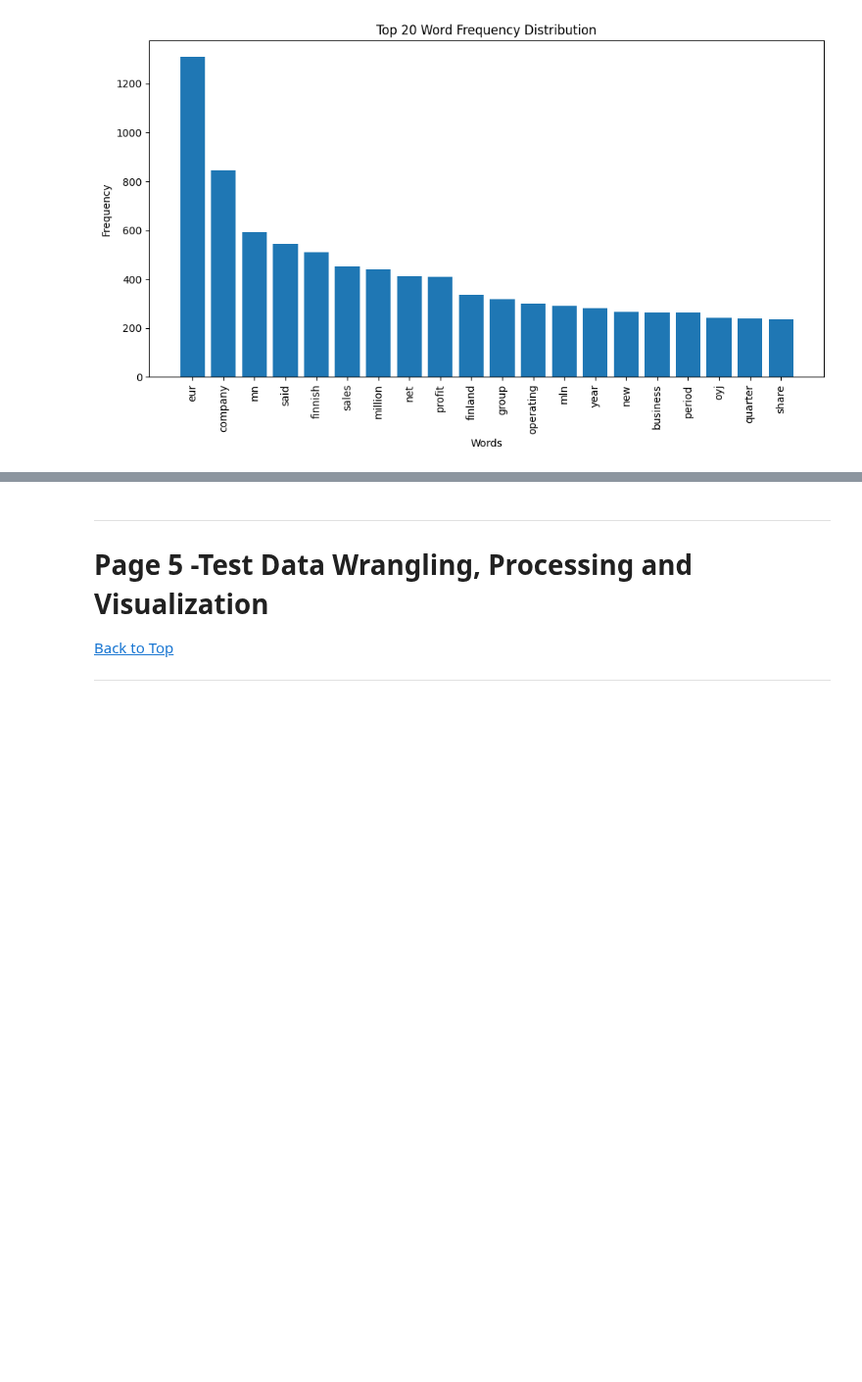
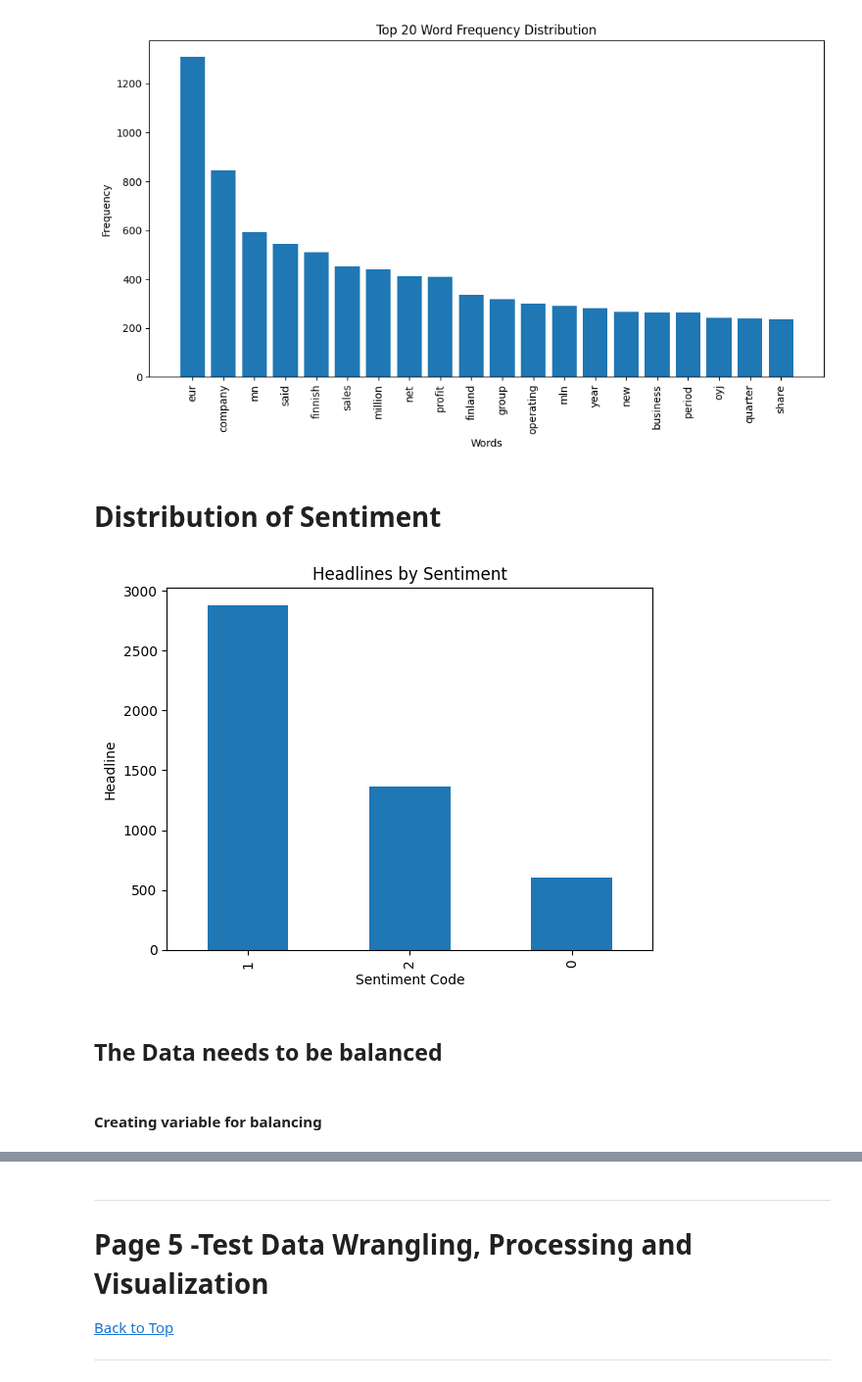
Before and after one commit to ChrisVerg/SmartInvest, a Jupyter notebook: Notebooks/Chris_Sentiment_Analysis.ipynb, the cells around one changed output, grey strips where cells are left out. Shown at 98% size. Drawn from its saved outputs; the diff is of its cells as text; code cells hidden in the pictures; blank space fills up the shorter version.

```diff
--- a/Notebooks/Chris_Sentiment_Analysis.ipynb
+++ b/Notebooks/Chris_Sentiment_Analysis.ipynb
@@ -304,3 +331,16 @@ plt.tight_layout()
 plt.show()
 # %% [output]
 [figure]
+# %% [markdown]
+# Distribution of Sentiment
+# %%
+train_vizP[['sentiment', 'filtered_tokens']].value_counts('sentiment').plot(kind='bar', title='Headlines by Sentiment')
+plt.xlabel('Sentiment Code')
+plt.ylabel('Headline')
+plt.show()
+# %% [output]
+[figure, added]
+# %% [markdown]
+## The Data needs to be balanced
+# %% [markdown]
+#### Creating variable for balancing
```
Also changed, not shown: parts of 87 cells of this notebook, 2 other files.
